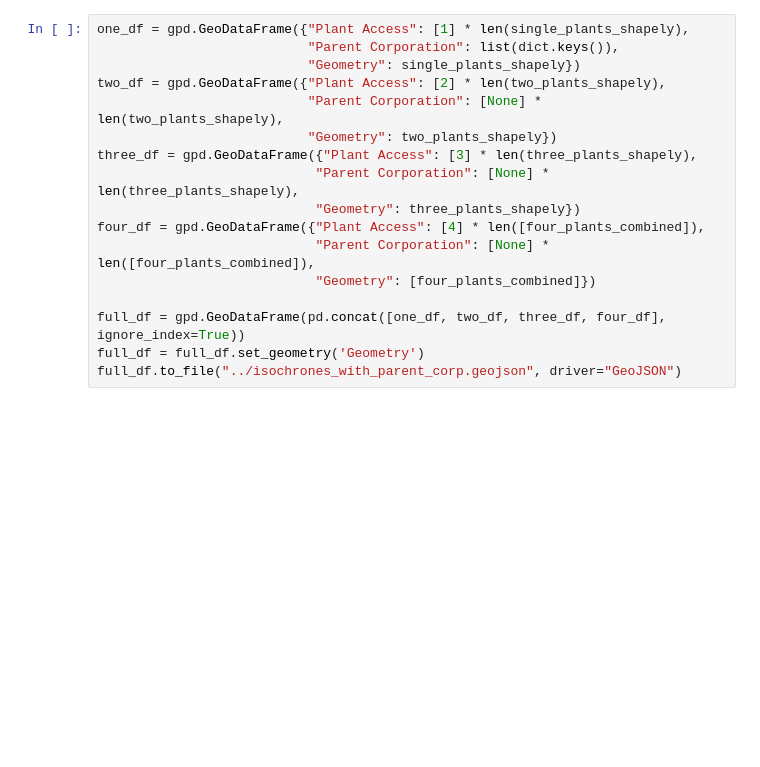
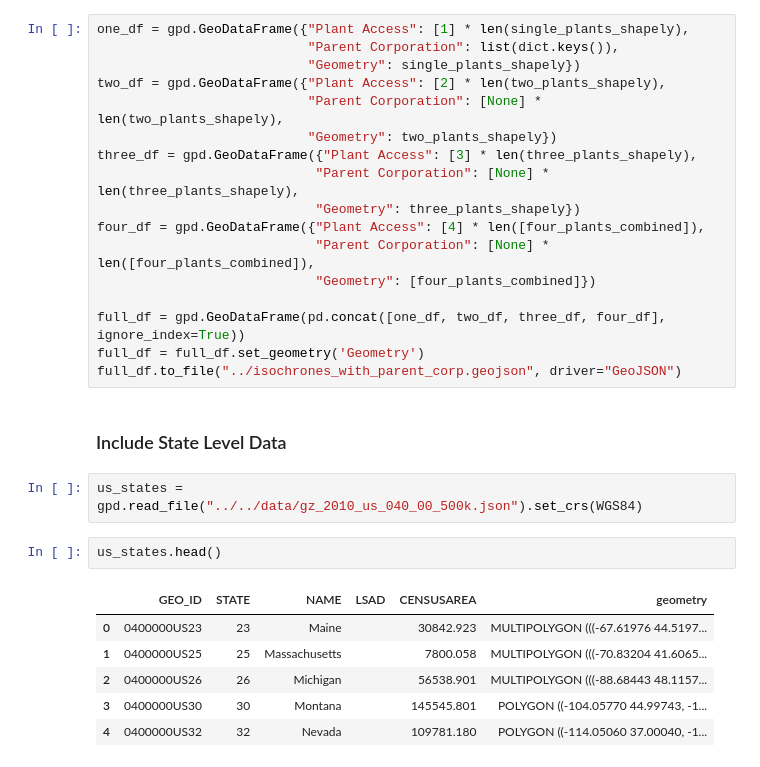
Before and after one commit to uchicago-dsi/rafi-poultry, a Jupyter notebook: notebooks/parent-corp-geojson-creation.ipynb, the cells around one changed output. Cells and saved outputs as stored; diff of their text form; blank space fills up the shorter version.

```diff
--- a/notebooks/parent-corp-geojson-creation.ipynb
+++ b/notebooks/parent-corp-geojson-creation.ipynb
@@ -346,3 +346,16 @@ four_df = gpd.GeoDataFrame({"Plant Access": [4] * len([four_plants_combined]),
 full_df = gpd.GeoDataFrame(pd.concat([one_df, two_df, three_df, four_df], ignore_index=True))
 full_df = full_df.set_geometry('Geometry')
 full_df.to_file("../isochrones_with_parent_corp.geojson", driver="GeoJSON")
+# %% [markdown]
+### Include State Level Data
+# %%
+us_states = gpd.read_file("../../data/gz_2010_us_040_00_500k.json").set_crs(WGS84)
+# %%
+us_states.head()
+# %% [output]
+|  | GEO_ID | STATE | NAME | LSAD | CENSUSAREA | geometry |
+| 0 | 0400000US23 | 23 | Maine |  | 30842.923 | MULTIPOLYGON (((-67.61976 44.5197... |
+| 1 | 0400000US25 | 25 | Massachusetts |  | 7800.058 | MULTIPOLYGON (((-70.83204 41.6065... |
+| 2 | 0400000US26 | 26 | Michigan |  | 56538.901 | MULTIPOLYGON (((-88.68443 48.1157... |
+| 3 | 0400000US30 | 30 | Montana |  | 145545.801 | POLYGON ((-104.05770 44.99743, -1... |
+| 4 | 0400000US32 | 32 | Nevada |  | 109781.180 | POLYGON ((-114.05060 37.00040, -1... |
```
Also changed, not shown: parts of 20 cells of this notebook.
